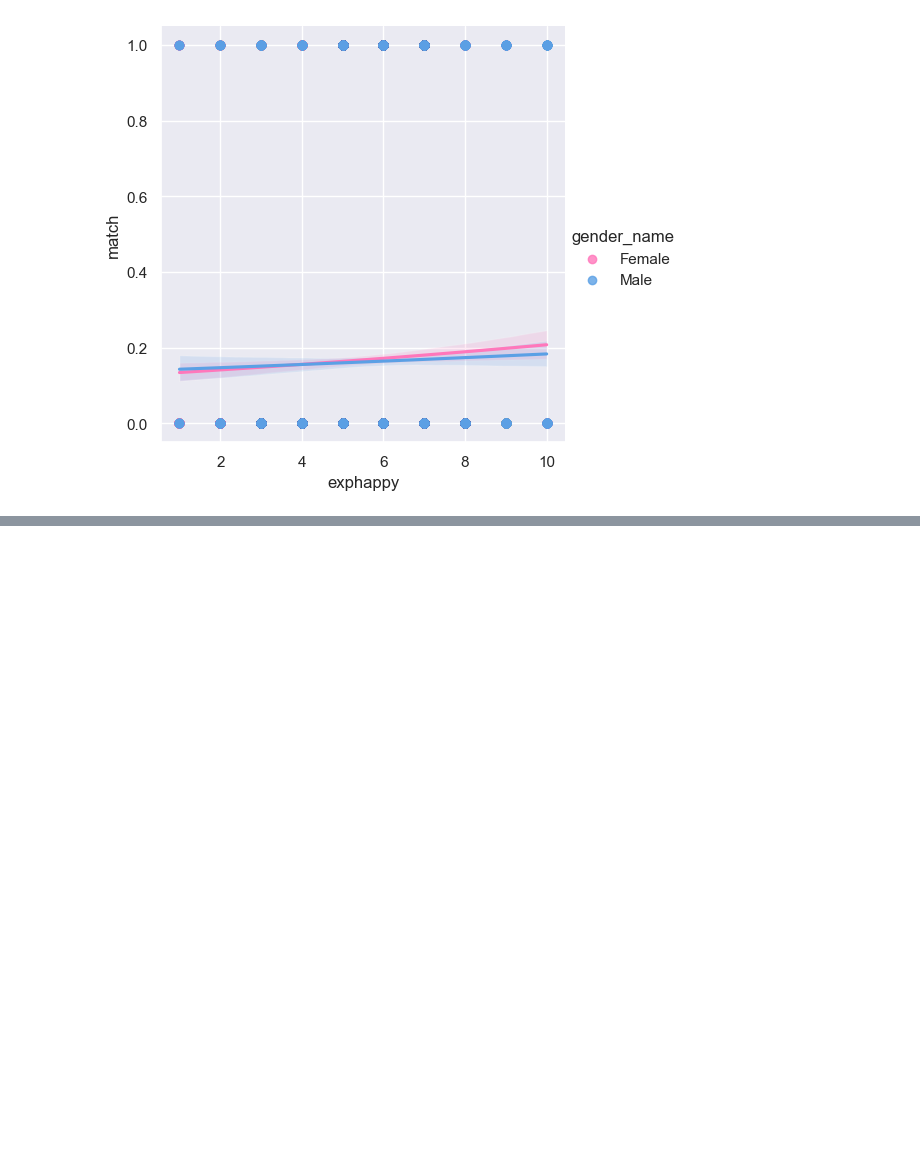
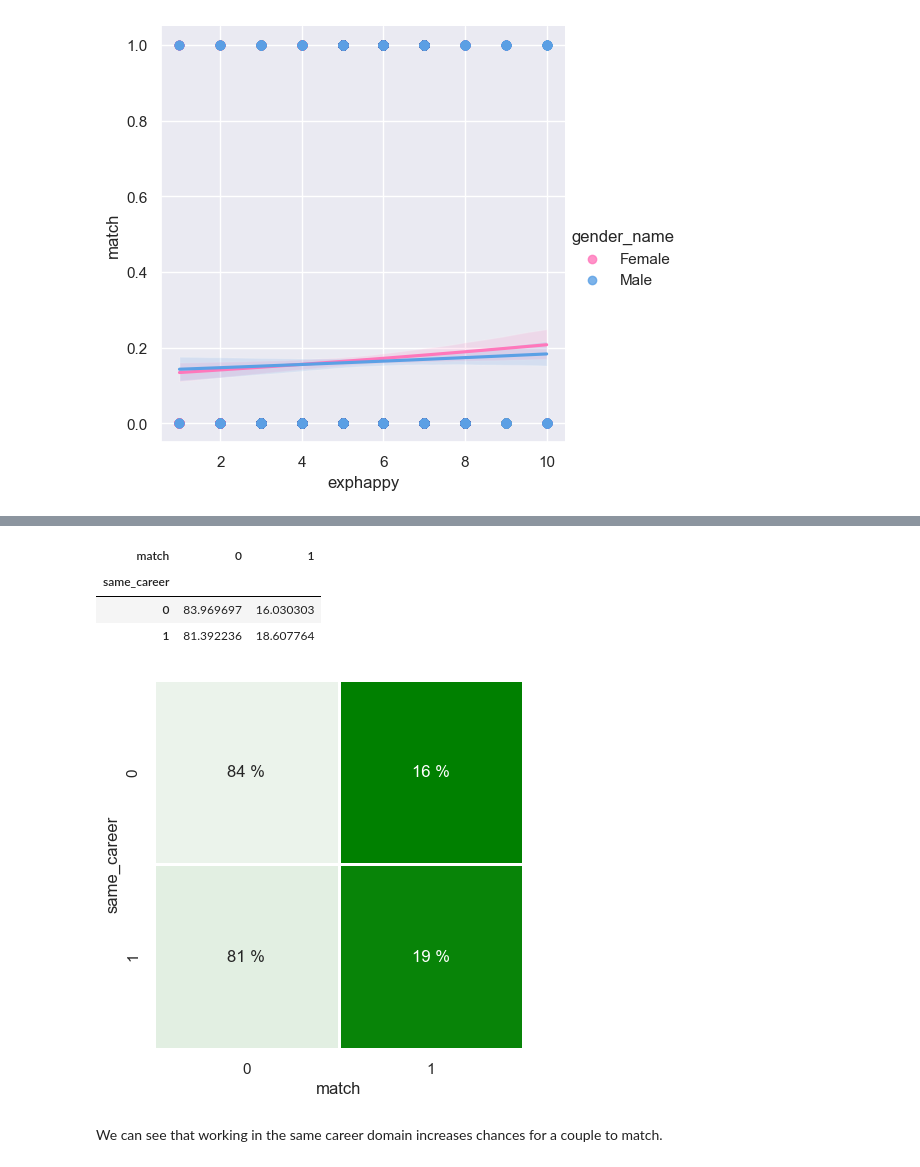
Before and after one commit to YuliyaSheichenka/Certification_Bloc_2, a Jupyter notebook: 01_speed_dating.ipynb, the cells around one changed output, grey strips where cells are left out. Cells and saved outputs as stored; diff of their text form; code cells hidden in the pictures; blank space fills up the shorter version.

Commit message:
finished visualisations

```diff
--- a/01_speed_dating.ipynb
+++ b/01_speed_dating.ipynb
@@ -1266,0 +1290,3 @@ print(a)
+# %%
+speed_dating_df = speed_dating_df.dropna(subset=['career_c', 'partner_career_code'])
+len(speed_dating_df)
@@ -1266,0 +1295,6 @@ print(a)
+# %%
+speed_dating_df['same_career'] = None
+speed_dating_df = speed_dating_df.copy()
+
+for i in range(0, len(speed_dating_df)):
+    speed_dating_df['same_career'].iloc[i] = 1 if speed_dating_df['career_c'].iloc[i]==speed_dating_df['partner_career_code'].iloc[i] else 0
@@ -1266,0 +1311,3 @@ print(a)
+# %%
+career_df=speed_dating_df[["iid", "pid", "match", "same_career"]]
+len(career_df)
@@ -1266,0 +1316,3 @@ print(a)
+# %%
+career_df = career_df.groupby(career_df.apply(frozenset, axis=1)).first()
+len(career_df)
@@ -1266,0 +1336,26 @@ print(a)
+# %%
+career_cont_table = pd.crosstab(index=career_df['same_career'], columns=career_df['match'], normalize='index')*100
+career_cont_table
+# %% [output]
+| match | 0 | 1 |
+| same_career |  |  |
+| 0 | 83.969697 | 16.030303 |
+| 1 | 81.392236 | 18.607764 |
+# %%
+import matplotlib.pyplot as plt
+import seaborn as sns
+import numpy as np
+from matplotlib.ticker import FuncFormatter
+
+cmap = sns.light_palette("green", as_cmap=True, reverse=True)
+
+sns.set()
+fig, ax0 = plt.subplots(1,1)
+career_cont_table = pd.crosstab(index=career_df['same_career'], columns=career_df['match'], normalize='index')*100
+ax = sns.heatmap(career_cont_table, annot=True, cmap=cmap, square=1, linewidth=1., cbar=False)
+for t in ax.texts: t.set_text(t.get_text() + " %")
+plt.show()
+# %% [output]
+[figure, added]
+# %% [markdown]
+We can see that working in the same career domain increases chances for a couple to match.
```
Also changed, not shown: parts of 55 cells of this notebook.
